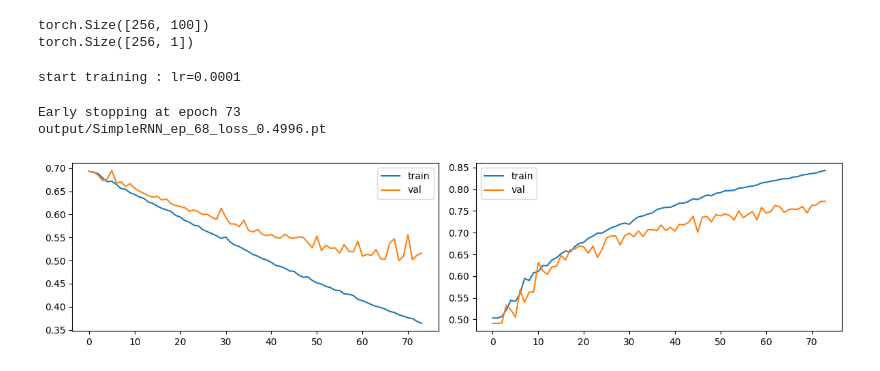
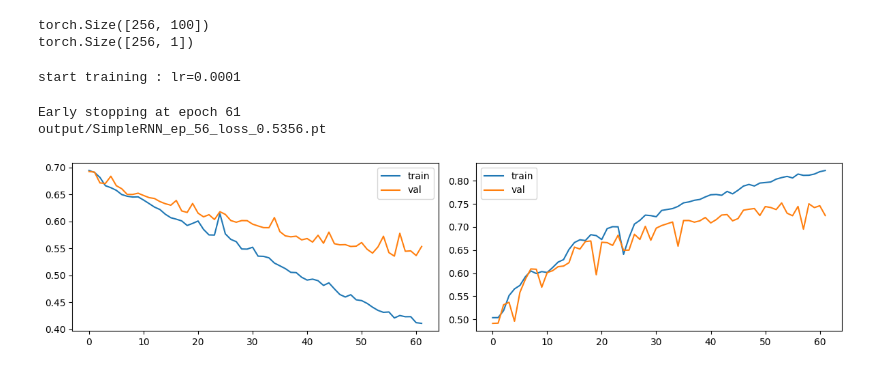
Before and after one commit to joseph-jingi-jung/NLP-Zero-to-transformers, a Jupyter notebook: NLP_Zero_to_transformers_IMDB.ipynb, the cells around one changed output. Drawn from its saved outputs; the diff is of its cells as text; code cells hidden in the pictures.

```diff
--- a/NLP_Zero_to_transformers_IMDB.ipynb
+++ b/NLP_Zero_to_transformers_IMDB.ipynb
@@ -309,32 +309,35 @@ class Trainer():
 config['device'] = 'cuda' if torch.cuda.is_available() else "cpu"
 config['epoch'] = 100
 config['learning_rate'] = 1e-4
-config['embedding_dim'] = 32
+config['embedding_dim'] = 64
 config['hidden_size'] = 256
 model = SimpleRNN(config)
 trainer = Trainer(config, model, train_dataloader, val_dataloader)
 history, last_ckpt_path = trainer.train()
 # %% [output]
 start training : lr=0.0001
-Early stopping at epoch 73
-output/SimpleRNN_ep_68_loss_0.4996.pt
+Early stopping at epoch 61
+output/SimpleRNN_ep_56_loss_0.5356.pt
 # %%
 import matplotlib.pyplot as plt
 
-fig, (ax1, ax2) = plt.subplots(1, 2, figsize=(12,3))
+def show_history_graph(history):
+    fig, (ax1, ax2) = plt.subplots(1, 2, figsize=(12,3))
 
-ax1.plot(history[0], label='train')
-ax1.plot(history[2], label='val')
-ax1.legend()
+    ax1.plot(history[0], label='train')
+    ax1.plot(history[2], label='val')
+    ax1.legend()
 
-ax2.plot(history[1], label='train')
-ax2.plot(history[3], label='val')
-ax2.legend()
+    ax2.plot(history[1], label='train')
+    ax2.plot(history[3], label='val')
+    ax2.legend()
 
-plt.tight_layout()
-plt.show()
+    plt.tight_layout()
+    plt.show()
+
+show_history_graph(history)
 # %% [output]
-[figure, old version]
+[figure, new version]
 # %%
 print(last_ckpt_path)
 model = SimpleRNN(config)
```
Also changed, not shown: parts of 5 cells of this notebook.
